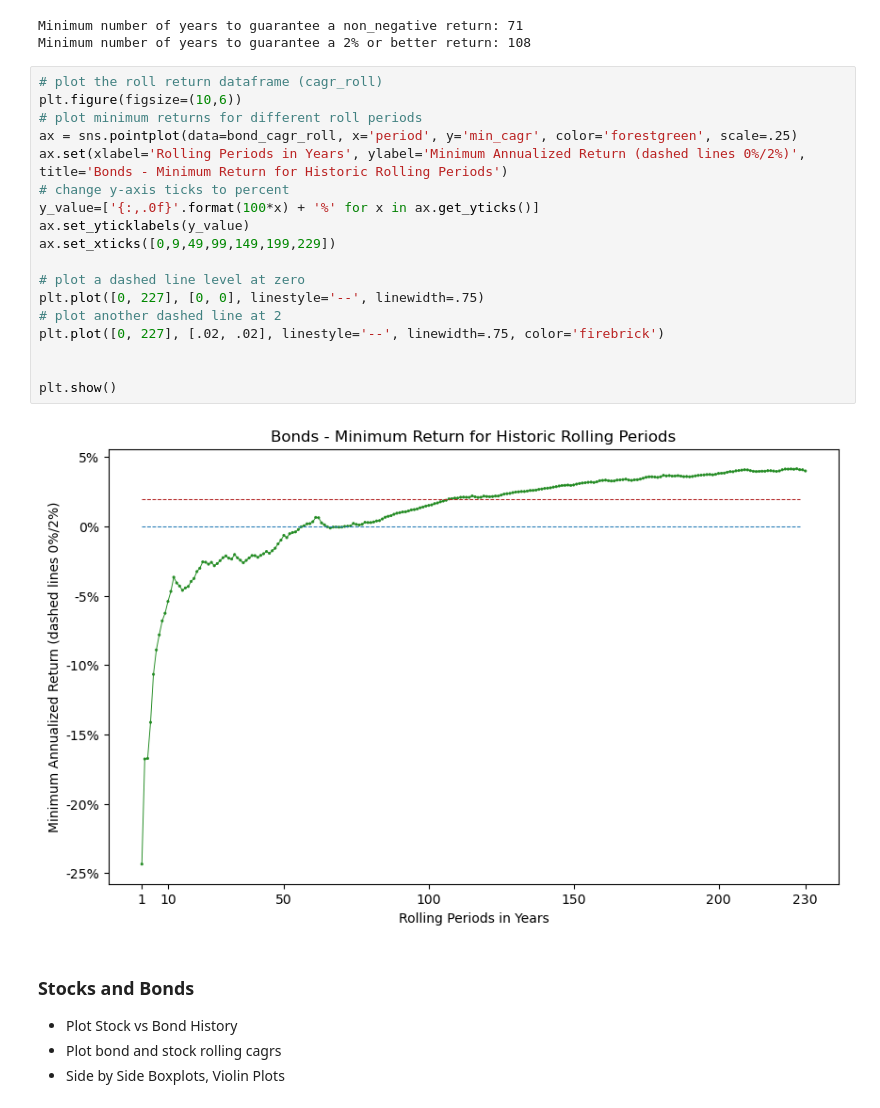
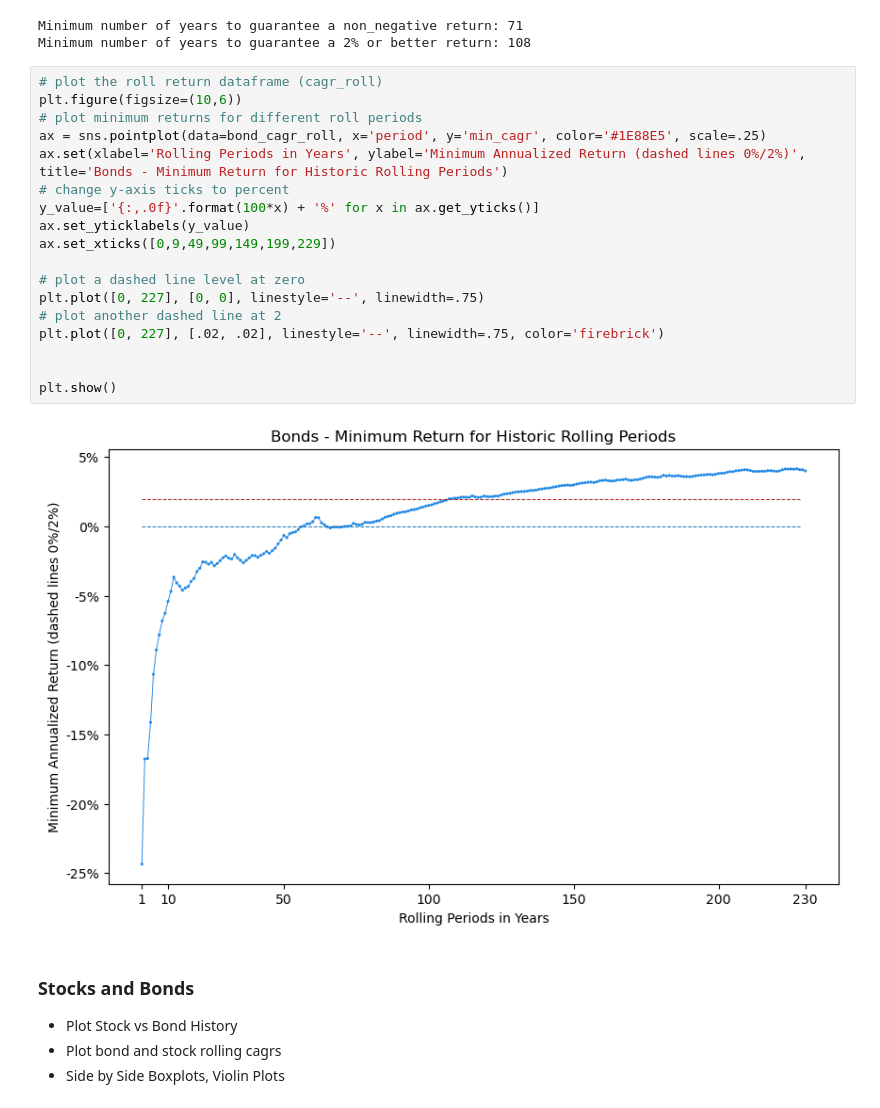
Before and after one commit to StarkArk/The_Long_View_Stocks_Bonds, a Jupyter notebook: stock_bond_return_analysis.ipynb, the cells around one changed output. Drawn from its saved outputs; the diff is of its cells as text.

```diff
--- a/stock_bond_return_analysis.ipynb
+++ b/stock_bond_return_analysis.ipynb
@@ -359,23 +382,23 @@ Minimum number of years to guarantee a 2% or better return: 108
 # %%
 # plot the roll return dataframe (cagr_roll)
 plt.figure(figsize=(10,6))
 # plot minimum returns for different roll periods
-ax = sns.pointplot(data=bond_cagr_roll, x='period', y='min_cagr', color='forestgreen', scale=.25)
+ax = sns.pointplot(data=bond_cagr_roll, x='period', y='min_cagr', color='#1E88E5', scale=.25)
 ax.set(xlabel='Rolling Periods in Years', ylabel='Minimum Annualized Return (dashed lines 0%/2%)', title='Bonds - Minimum Return for Historic Rolling Periods')
 # change y-axis ticks to percent
 y_value=['{:,.0f}'.format(100*x) + '%' for x in ax.get_yticks()]
 ax.set_yticklabels(y_value)
 ax.set_xticks([0,9,49,99,149,199,229])
 
 # plot a dashed line level at zero
 plt.plot([0, 227], [0, 0], linestyle='--', linewidth=.75)
 # plot another dashed line at 2
 plt.plot([0, 227], [.02, .02], linestyle='--', linewidth=.75, color='firebrick')
 
 
 plt.show()
 # %% [output]
-[figure, old version]
+[figure, new version]
 # %% [markdown]
 ### Stocks and Bonds
 
```
Also changed, not shown: parts of 24 cells of this notebook, 12 other files.
